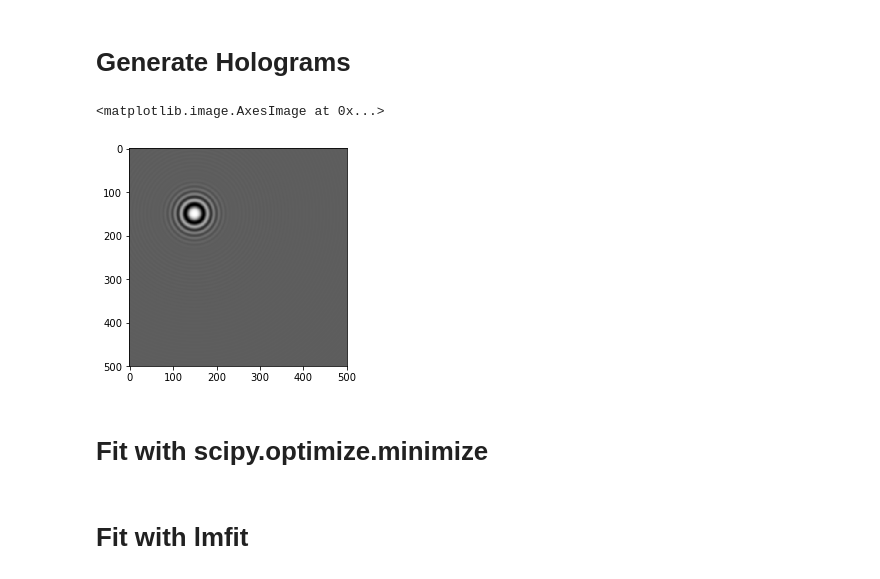
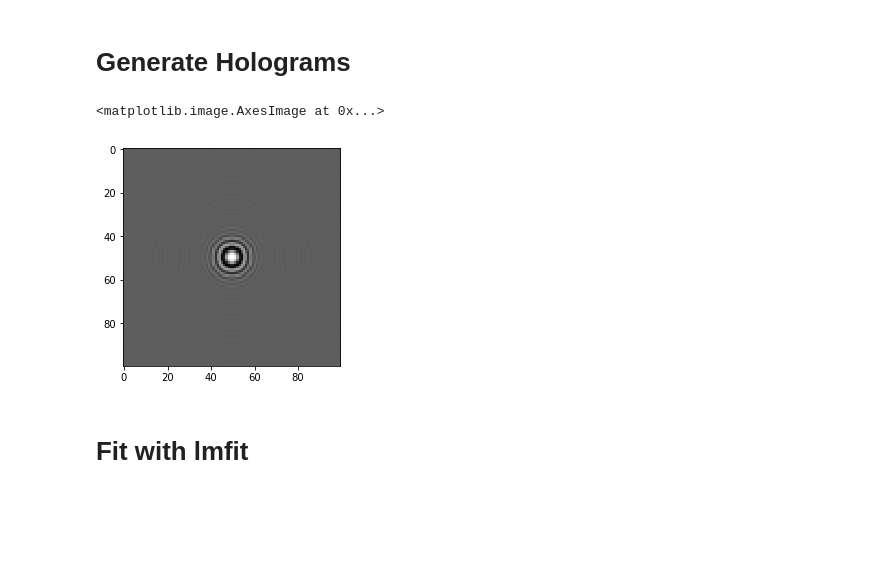
Before and after one commit to ralex0/holoinfer, a Jupyter notebook: modelfit.ipynb, the cells around one changed output. Cells and saved outputs as stored; diff of their text form; code cells hidden in the pictures; blank space fills up the shorter version.

```diff
--- a/modelfit.ipynb
+++ b/modelfit.ipynb
@@ -17,0 +49,23 @@ from lmfit import minimize, Parameters
+# %%
+def rg_sphere_holo2(*, position, k, center, m, a):
+    r = position - center
+    r = np.sqrt((r**2).sum(axis=1))
+
+    z = center[2]
+    theta = np.arccos(z / r)
+
+    re_m, im_m = m
+
+    x = k * a
+    u = 2 * x * np.sin(.5 * theta)
+    g = 3 / u ** 3 * (np.sin(u) - u * np.cos(u))
+
+    s2_mag = k ** 3 * a ** 3 * np.sqrt(re_m * re_m + im_m * im_m - 2 * re_m + 1) * 2 / 3 * np.abs(np.cos(theta)) * g
+    s2_phase = np.arctan((1 - re_m) / im_m) if im_m != 0 else np.pi / 2
+
+    holo_scatt = (1 / (k * r) * s2_mag) ** 2
+    holo_inter = 2 * 1/(k*r) * np.sqrt(s2_mag**2) * np.sin(k*(r-z) + s2_phase)
+
+    holo_full = holo_scatt + holo_inter + 1
+
+    return holo_full
@@ -63,7 +95,7 @@ def residual(params, grid, data):
 # %% [markdown]
 # Generate Holograms
 # %%
-scaling = 1
+scaling = .2 #1 is a "full-size" hologram
 pixel_size = 0.0858/scaling # All units are in microns
 grid_size = int(500*scaling)
 
@@ -86,11 +111,15 @@ obs = rg_sphere_holo(detector_grid, illum_wavenumber, *sc_center, *rel_index, sc
+# %%
+_center = np.array([50*pixel_size, 50*pixel_size, 5])
+_radius = .5
+_index = np.array([1.4734/med_index, 0])
+
+holo1 = rg_sphere_holo2(position=detector_grid, k=illum_wavenumber, center=_center, m=_index, a=_radius)
 # %%
-obs_s = obs.reshape((grid_size, grid_size))
+holo1_square = holo1.reshape((grid_size, grid_size))
 
 plt.gray()
 
-plt.imshow(obs_s)
+plt.imshow(holo1_square)
 # %% [output]
 <matplotlib.image.AxesImage at 0x...>
-[figure, old version]
+[figure, new version]
-# %% [markdown]
-# Fit with scipy.optimize.minimize
```
Also changed, not shown: parts of 35 cells of this notebook.
